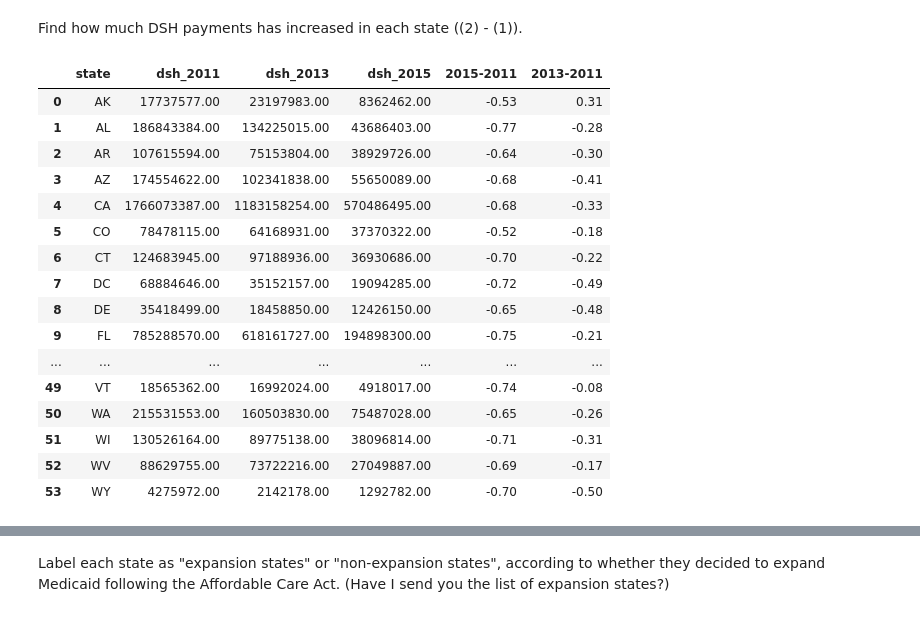
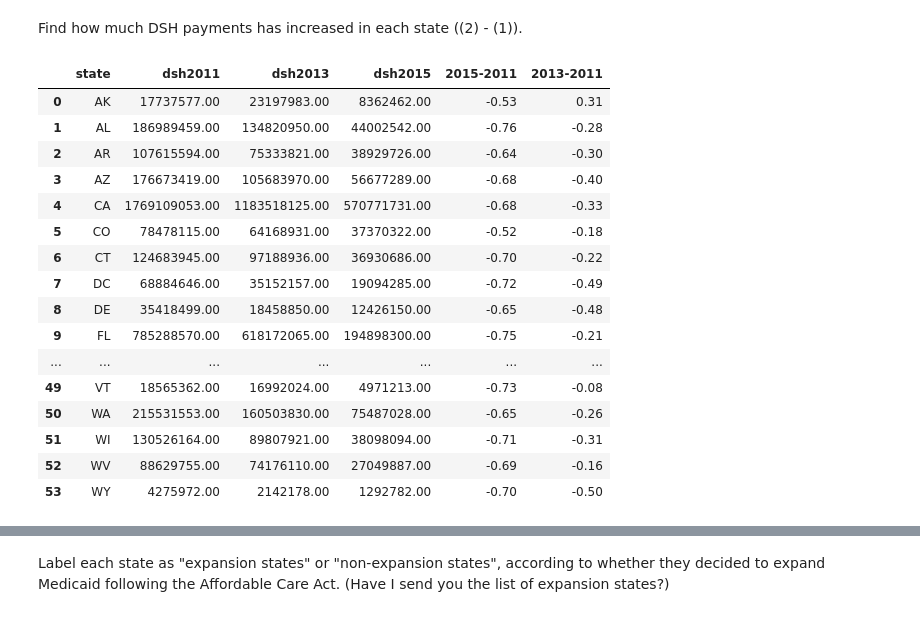
Before and after one commit to Kereeh/CMP-464, a Jupyter notebook: research/dsh_analysis.ipynb, the cells around one changed output, grey strips where cells are left out. Saved outputs shown, nothing was run; the diff lists cells and outputs as text; code cells hidden in the pictures.

```diff
--- a/research/dsh_analysis.ipynb
+++ b/research/dsh_analysis.ipynb
@@ -58,6 +62,6 @@ pd.set_option('display.float_format', lambda x: '%.2f' % x)
 # %%
 #full join datasets from 2011 and 2013
-dsh_all_aggregate = pd.merge(dsh_2011_aggregate, dsh_2013_aggregate, on = ['state'])
+dsh_all = pd.merge(dsh_2011, dsh_2013, on = ['state'])
 # %%
 #full join previous generated dataset and 2015
-dsh_all_aggregate = pd.merge(dsh_all_aggregate, dsh_2015_aggregate, on = ['state'])
+dsh_all  = pd.merge(dsh_all, dsh_2015, on = ['state'])
@@ -85,29 +89,29 @@ dsh_all_aggregate
 Find how much DSH payments has increased in each state ((2) - (1)).
 # %%
 #adding a column of the difference from 2015-2011
-dsh_all_aggregate['2015-2011'] = 1.0*(dsh_all_aggregate['dsh_2015'] - dsh_all_aggregate['dsh_2011'])/ dsh_all_aggregate['dsh_2011']
+dsh_all['2015-2011'] = 1.0*(dsh_all['dsh2015'] - dsh_all['dsh2011'])/dsh_all['dsh2011']
 # %%
 #adding a column of the difference from 2013-2011
-dsh_all_aggregate['2013-2011'] = 1.0*(dsh_all_aggregate['dsh_2013'] - dsh_all_aggregate['dsh_2011'])/dsh_all_aggregate['dsh_2011']
+dsh_all['2013-2011'] = 1.0*(dsh_all['dsh2013'] - dsh_all['dsh2011'])/dsh_all['dsh2011']
-# %%
-dsh_all_aggregate
-# %% [output]
-|  | state | dsh_2011 | dsh_2013 | dsh_2015 | 2015-2011 | 2013-2011 |
-| 0 | AK | 17737577.00 | 23197983.00 | 8362462.00 | -0.53 | 0.31 |
-| 1 | AL | 186843384.00 | 134225015.00 | 43686403.00 | -0.77 | -0.28 |
-| 2 | AR | 107615594.00 | 75153804.00 | 38929726.00 | -0.64 | -0.30 |
-| 3 | AZ | 174554622.00 | 102341838.00 | 55650089.00 | -0.68 | -0.41 |
-| 4 | CA | 1766073387.00 | 1183158254.00 | 570486495.00 | -0.68 | -0.33 |
-| 5 | CO | 78478115.00 | 64168931.00 | 37370322.00 | -0.52 | -0.18 |
-| 6 | CT | 124683945.00 | 97188936.00 | 36930686.00 | -0.70 | -0.22 |
-| 7 | DC | 68884646.00 | 35152157.00 | 19094285.00 | -0.72 | -0.49 |
-| 8 | DE | 35418499.00 | 18458850.00 | 12426150.00 | -0.65 | -0.48 |
-| 9 | FL | 785288570.00 | 618161727.00 | 194898300.00 | -0.75 | -0.21 |
-| ... | ... | ... | ... | ... | ... | ... |
-| 49 | VT | 18565362.00 | 16992024.00 | 4918017.00 | -0.74 | -0.08 |
-| 50 | WA | 215531553.00 | 160503830.00 | 75487028.00 | -0.65 | -0.26 |
-| 51 | WI | 130526164.00 | 89775138.00 | 38096814.00 | -0.71 | -0.31 |
-| 52 | WV | 88629755.00 | 73722216.00 | 27049887.00 | -0.69 | -0.17 |
-| 53 | WY | 4275972.00 | 2142178.00 | 1292782.00 | -0.70 | -0.50 |
+# %%
+dsh_all
+# %% [output]
+|  | state | dsh2011 | dsh2013 | dsh2015 | 2015-2011 | 2013-2011 |
+| 0 | AK | 17737577.00 | 23197983.00 | 8362462.00 | -0.53 | 0.31 |
+| 1 | AL | 186989459.00 | 134820950.00 | 44002542.00 | -0.76 | -0.28 |
+| 2 | AR | 107615594.00 | 75333821.00 | 38929726.00 | -0.64 | -0.30 |
+| 3 | AZ | 176673419.00 | 105683970.00 | 56677289.00 | -0.68 | -0.40 |
+| 4 | CA | 1769109053.00 | 1183518125.00 | 570771731.00 | -0.68 | -0.33 |
+| 5 | CO | 78478115.00 | 64168931.00 | 37370322.00 | -0.52 | -0.18 |
+| 6 | CT | 124683945.00 | 97188936.00 | 36930686.00 | -0.70 | -0.22 |
+| 7 | DC | 68884646.00 | 35152157.00 | 19094285.00 | -0.72 | -0.49 |
+| 8 | DE | 35418499.00 | 18458850.00 | 12426150.00 | -0.65 | -0.48 |
+| 9 | FL | 785288570.00 | 618172065.00 | 194898300.00 | -0.75 | -0.21 |
+| ... | ... | ... | ... | ... | ... | ... |
+| 49 | VT | 18565362.00 | 16992024.00 | 4971213.00 | -0.73 | -0.08 |
+| 50 | WA | 215531553.00 | 160503830.00 | 75487028.00 | -0.65 | -0.26 |
+| 51 | WI | 130526164.00 | 89807921.00 | 38098094.00 | -0.71 | -0.31 |
+| 52 | WV | 88629755.00 | 74176110.00 | 27049887.00 | -0.69 | -0.16 |
+| 53 | WY | 4275972.00 | 2142178.00 | 1292782.00 | -0.70 | -0.50 |
 # %%
 #remove white space in state
```
Also changed, not shown: parts of 23 cells of this notebook, 1 other file.
